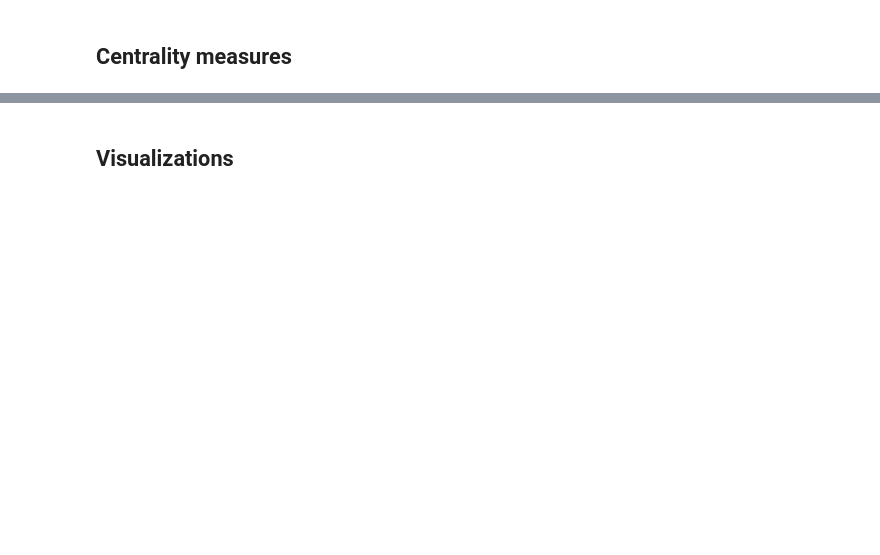
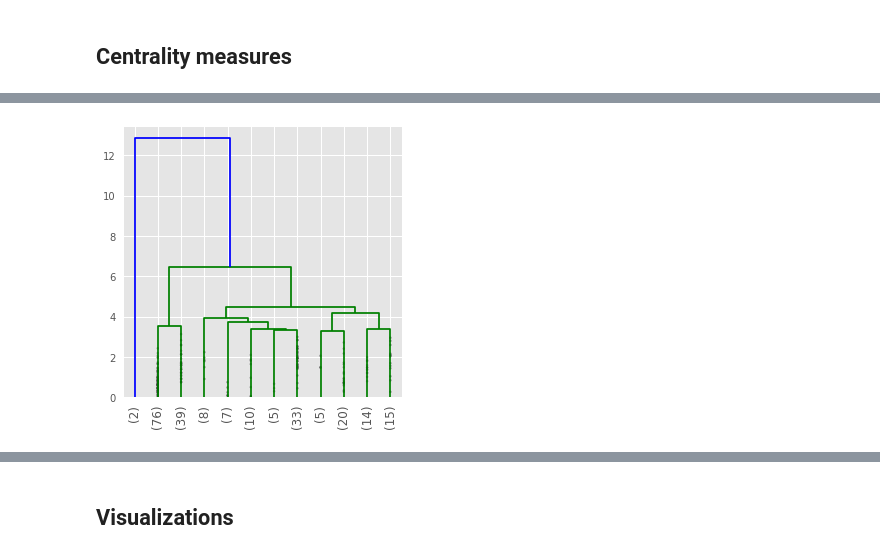
Before and after one commit to dshen1/imf_gff_metwork, a Jupyter notebook: GFF_network.ipynb, the cells around one changed output, grey strips where cells are left out. Cells and saved outputs as stored; diff of their text form; code cells hidden in the pictures; blank space fills up the shorter version.

```diff
--- a/GFF_network.ipynb
+++ b/GFF_network.ipynb
@@ -184,0 +203,15 @@ eigenvector.head(10)
+# %%
+from scipy.cluster import hierarchy
+Z = hierarchy.average(M)
+plt.figure(figsize=(5,5))
+hierarchy.dendrogram(
+    Z,
+    truncate_mode='lastp',   # show only the last p merged clusters
+    p=12,                    # show only the last p merged clusters
+    leaf_rotation=90.,
+    leaf_font_size=12.,
+    show_contracted=True
+    )
+plt.show()
+# %% [output]
+[figure, added]
```
Also changed, not shown: parts of 22 cells of this notebook, 2 other files.
